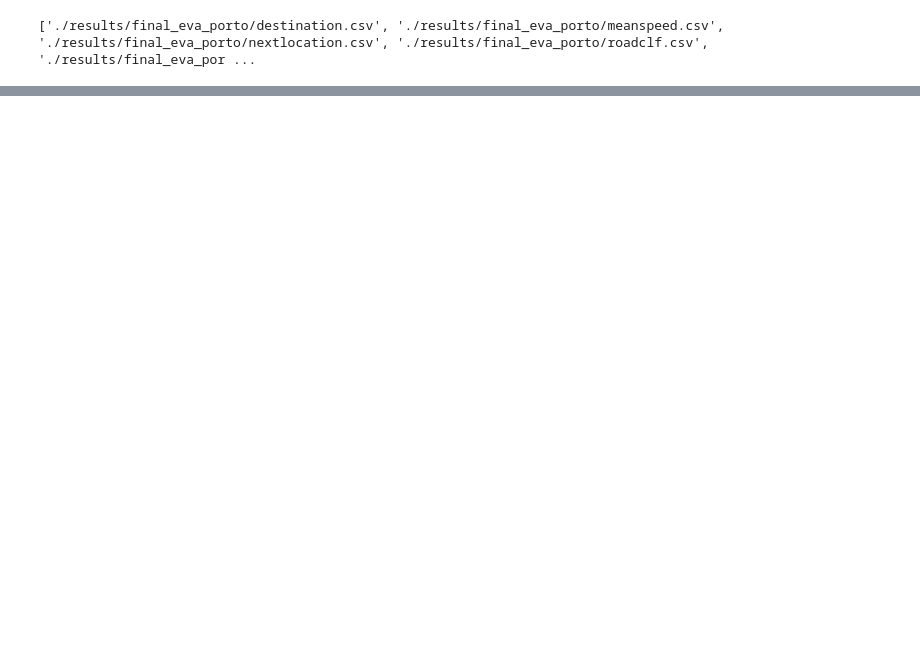
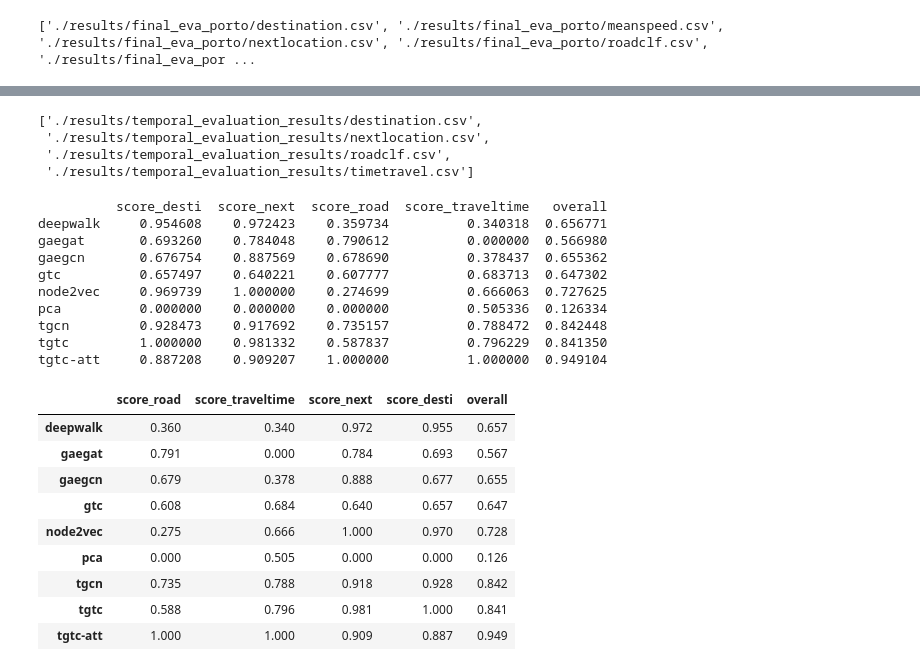
Before and after one commit to SwiftPredator/Trajectory-based-Road-Network-Representation-Learning, a Jupyter notebook: evaluation/results_analysis.ipynb, the cells around one changed output, grey strips where cells are left out. Drawn from its saved outputs; the diff is of its cells as text; code cells hidden in the pictures; blank space fills up the shorter version.

```diff
--- a/evaluation/results_analysis.ipynb
+++ b/evaluation/results_analysis.ipynb
@@ -329,0 +332,60 @@ scores
+# %%
+# calculate generalization for temporal evaluation
+data= glob.glob(os.path.join("./results" , "temporal_evaluation_results/*.csv"))
+data.sort()
+dfs = []
+for d in data:
+    df = pd.read_csv(d, index_col=None, header=0)
+    dfs.extend([df])
+data
+# %% [output]
+['./results/temporal_evaluation_results/destination.csv',
+ './results/temporal_evaluation_results/nextlocation.csv',
+ './results/temporal_evaluation_results/roadclf.csv',
+ './results/temporal_evaluation_results/timetravel.csv']
+# %%
+tasks = ["desti", "next", "road", "traveltime"]
+cols = ["MAE", "f1_macro", "accuracy"]
+scores = pd.DataFrame(0, index=["pca", "deepwalk", "node2vec", "gaegcn", "gaegat", "tgcn", "tgtc", "tgtc-att", "gtc"], columns=["score_desti", "score_next", "score_road", "score_traveltime"])
+scores.sort_index(inplace=True)
+for i, df in enumerate(dfs):
+        coloi = None
+        for col in cols:
+            if i==2:
+                coloi = "f1_macro"
+            elif col in df:
+                coloi = col
+        df = df.groupby("Unnamed: 0")[coloi].agg(["mean"])
+        df.sort_index(inplace=True)
+        score = (df["mean"]-df["mean"].min())/(df["mean"].max()-df["mean"].min())
+        score = 1 - score if coloi == "MAE" else score
+        scores[f"score_{tasks[i]}"] = score
+
+
+scores["overall"] = scores.mean(axis=1)
+print(scores)
+columns_titles = ["score_road", "score_traveltime", "score_next", "score_desti", "overall"]
+scores=scores.reindex(columns=columns_titles)
+scores = scores.round(3)
+scores
+# %% [output]
+          score_desti  score_next  score_road  score_traveltime   overall
+deepwalk     0.954608    0.972423    0.359734          0.340318  0.656771
+gaegat       0.693260    0.784048    0.790612          0.000000  0.566980
+gaegcn       0.676754    0.887569    0.678690          0.378437  0.655362
+gtc          0.657497    0.640221    0.607777          0.683713  0.647302
+node2vec     0.969739    1.000000    0.274699          0.666063  0.727625
+pca          0.000000    0.000000    0.000000          0.505336  0.126334
+tgcn         0.928473    0.917692    0.735157          0.788472  0.842448
+tgtc         1.000000    0.981332    0.587837          0.796229  0.841350
+tgtc-att     0.887208    0.909207    1.000000          1.000000  0.949104
+|  | score_road | score_traveltime | score_next | score_desti | overall |
+| deepwalk | 0.360 | 0.340 | 0.972 | 0.955 | 0.657 |
+| gaegat | 0.791 | 0.000 | 0.784 | 0.693 | 0.567 |
+| gaegcn | 0.679 | 0.378 | 0.888 | 0.677 | 0.655 |
+| gtc | 0.608 | 0.684 | 0.640 | 0.657 | 0.647 |
+| node2vec | 0.275 | 0.666 | 1.000 | 0.970 | 0.728 |
+| pca | 0.000 | 0.505 | 0.000 | 0.000 | 0.126 |
+| tgcn | 0.735 | 0.788 | 0.918 | 0.928 | 0.842 |
+| tgtc | 0.588 | 0.796 | 0.981 | 1.000 | 0.841 |
+| tgtc-att | 1.000 | 1.000 | 0.909 | 0.887 | 0.949 |
```
Also changed, not shown: parts of 3 cells of this notebook, 16 other files.
